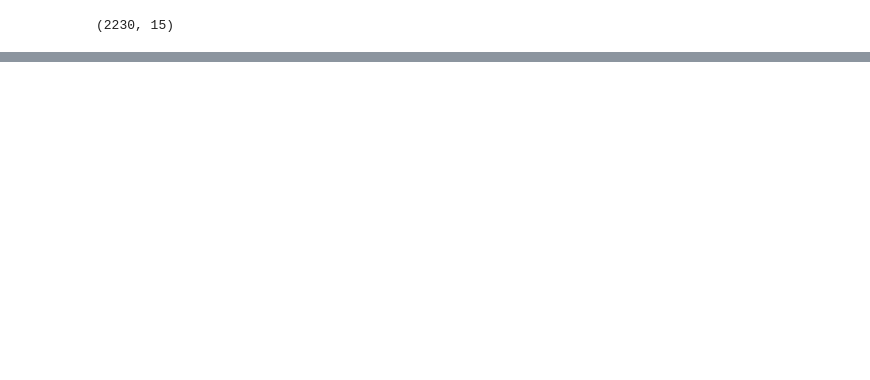
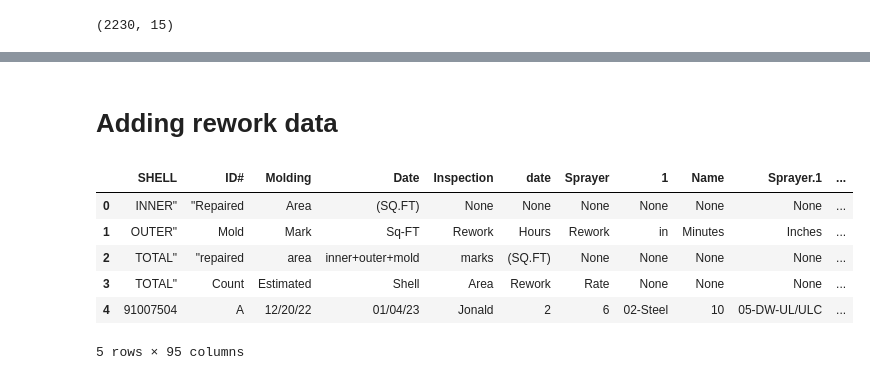
Before and after one commit to FarzadKash/Automation-Drawing-reader, a Jupyter notebook: Automation_on_drawing_reader.ipynb, the cells around one changed output, grey strips where cells are left out. Cells and saved outputs as stored; diff of their text form; code cells hidden in the pictures; blank space fills up the shorter version.

```diff
--- a/Automation_on_drawing_reader.ipynb
+++ b/Automation_on_drawing_reader.ipynb
@@ -86,3 +254,16 @@ KeyError: ('Sprayer 1 Name', 'Sprayer 2 Name', 'Sprayer 3 Name')
+# %% [markdown]
+# Adding rework data
+# %%
+Edmonton_rework = pd.read_clipboard()
+Edmonton_rework.head()
+# %% [output]
+|  | SHELL | ID# | Molding | Date | Inspection | date | Sprayer | 1 | Name | Sprayer.1 | ... |
+| 0 | INNER" | "Repaired | Area | (SQ.FT) | None | None | None | None | None | None | ... |
+| 1 | OUTER" | Mold | Mark | Sq-FT | Rework | Hours | Rework | in | Minutes | Inches | ... |
+| 2 | TOTAL" | "repaired | area | inner+outer+mold | marks | (SQ.FT) | None | None | None | None | ... |
+| 3 | TOTAL" | Count | Estimated | Shell | Area | Rework | Rate | None | None | None | ... |
+| 4 | 91007504 | A | 12/20/22 | 01/04/23 | Jonald | 2 | 6 | 02-Steel | 10 | 05-DW-UL/ULC | ... |
+5 rows × 95 columns
 # %%
 Edmonton_data_original = Edmonton_data.copy()
 Edmonton_data = Edmonton_data['SHELL ID#', 'Molding Date', 'Inspection date', 'Sprayer 1 Name',
```
Also changed, not shown: parts of 19 cells of this notebook.
